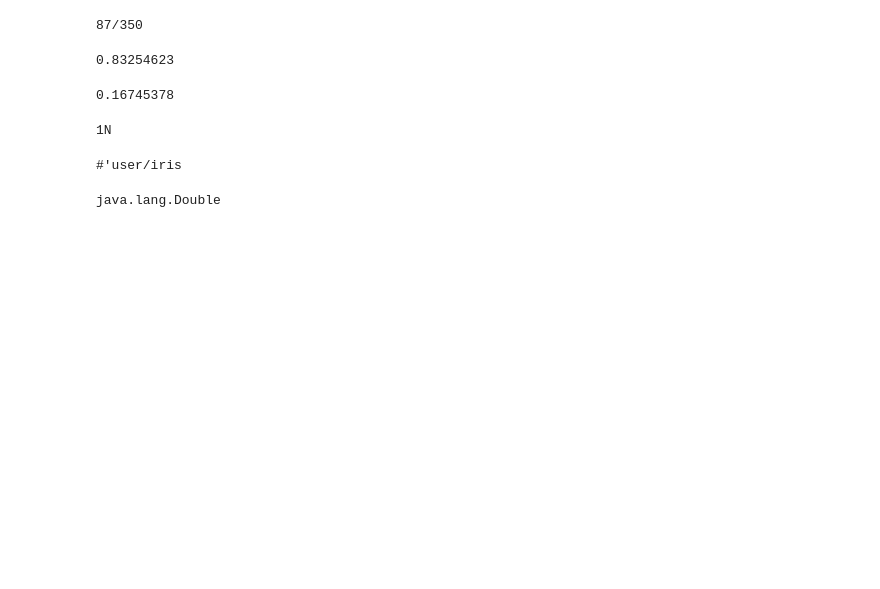
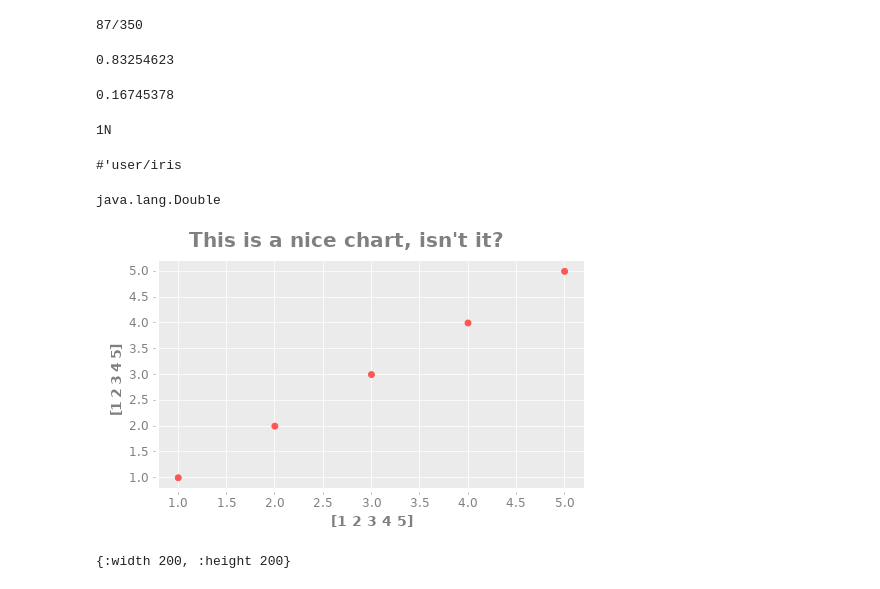
Before and after one commit to jtcbrule/whittemore, a Jupyter notebook: data-tests.ipynb, the cells around one changed output. Saved outputs shown, nothing was run; the diff lists cells and outputs as text; code cells hidden in the pictures; blank space fills up the shorter version.

```diff
--- a/data-tests.ipynb
+++ b/data-tests.ipynb
@@ -111,0 +144,8 @@ java.lang.Double
+# %%
+(chart/scatter-plot [1 2 3 4 5] [1 2 3 4 5] :title "This is a nice chart, isn't it?")
+# %% [output]
+[figure, added]
+# %%
+(a/set-chart-size! 200 200)
+# %% [output]
+{:width 200, :height 200}
```
Also changed, not shown: parts of 8 cells of this notebook, 3 other files.
